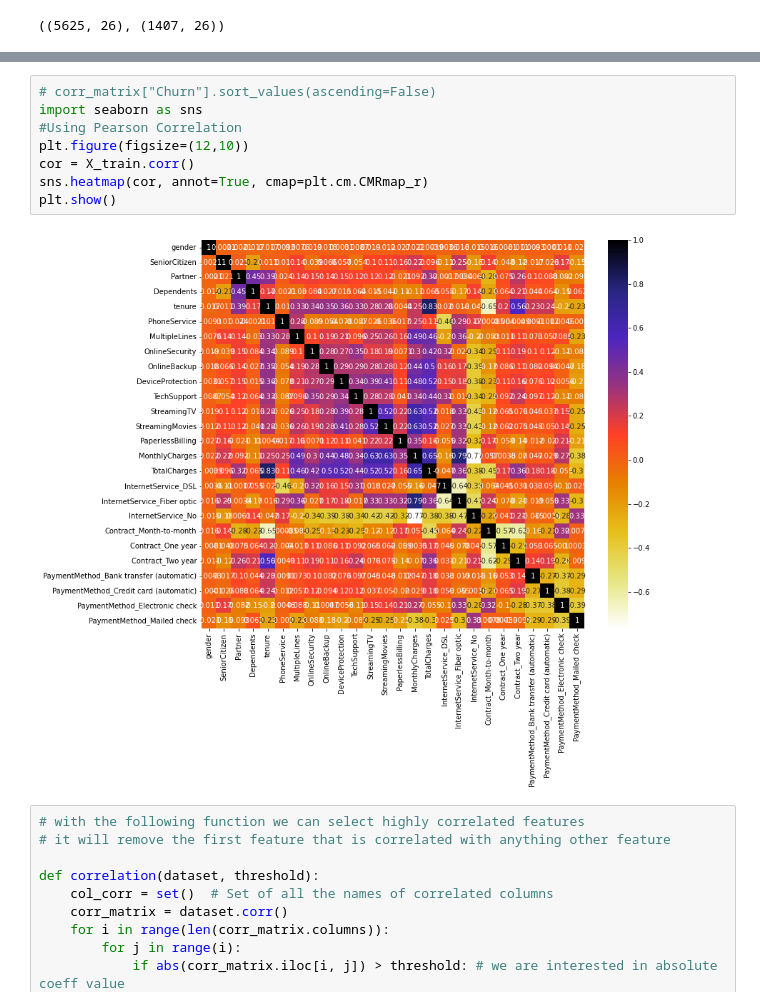
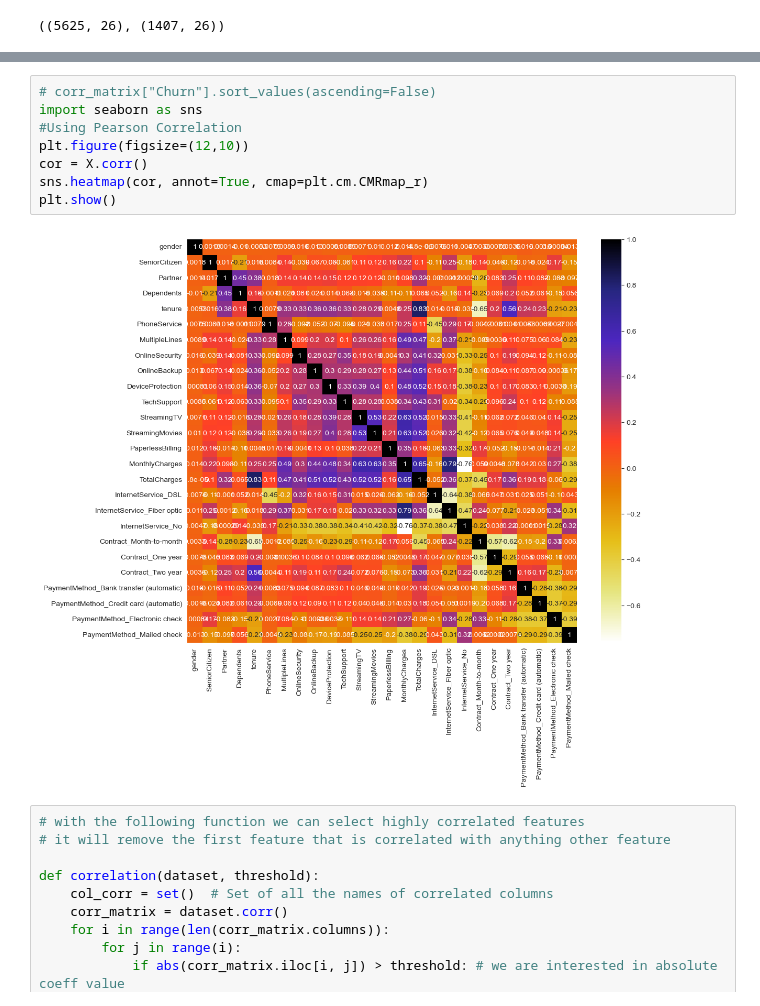
Before and after one commit to rapiseg/churn_prediction_system, a Jupyter notebook: notebooks/data_exploration_and_model_building.ipynb, the cells around one changed output, grey strips where cells are left out. Drawn from its saved outputs; the diff is of its cells as text.

```diff
--- a/notebooks/data_exploration_and_model_building.ipynb
+++ b/notebooks/data_exploration_and_model_building.ipynb
@@ -255,13 +297,13 @@ X_train.corr()
 # %%
 # corr_matrix["Churn"].sort_values(ascending=False)
 import seaborn as sns
 #Using Pearson Correlation
 plt.figure(figsize=(12,10))
-cor = X_train.corr()
+cor = X.corr()
 sns.heatmap(cor, annot=True, cmap=plt.cm.CMRmap_r)
 plt.show()
 # %% [output]
-[figure, old version]
+[figure, new version]
 # %%
 # with the following function we can select highly correlated features
 # it will remove the first feature that is correlated with anything other feature
```
Also changed, not shown: parts of 44 cells of this notebook, 19 other files.
